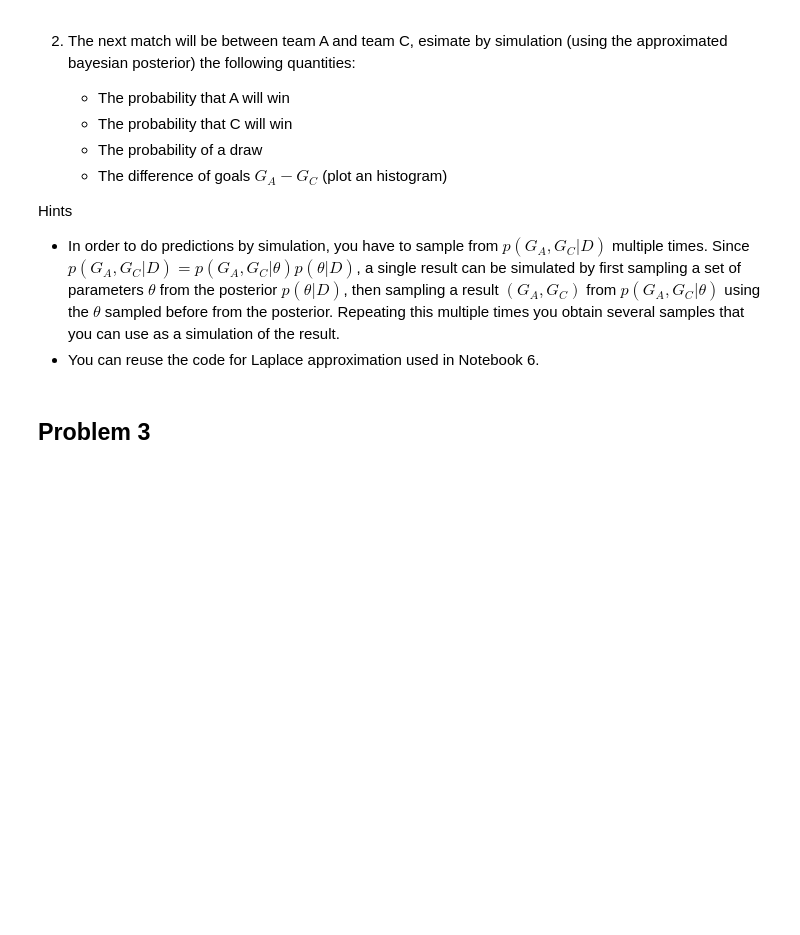
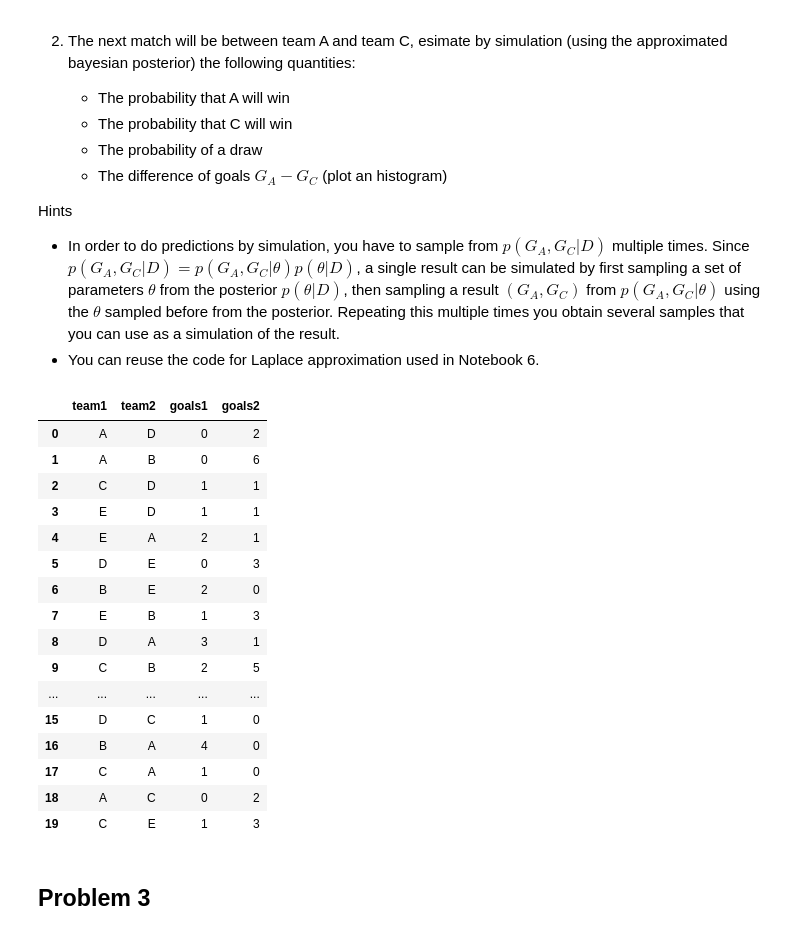
Before and after one commit to DavideScassola/PML2024, a Jupyter notebook: Homeworks/02_homework.ipynb, the cells around one changed output. Drawn from its saved outputs; the diff is of its cells as text; code cells hidden in the pictures; blank space fills up the shorter version.

```diff
--- a/Homeworks/02_homework.ipynb
+++ b/Homeworks/02_homework.ipynb
@@ -48,8 +48,27 @@ Hints
 # %%
 import pandas as pd
 
 CSV_PATH = 'https://raw.githubusercontent.com/DavideScassola/PML2024/main/datasets/matches.csv'
 results = pd.read_csv(CSV_PATH)
+results
+# %% [output]
+|  | team1 | team2 | goals1 | goals2 |
+| 0 | A | D | 0 | 2 |
+| 1 | A | B | 0 | 6 |
+| 2 | C | D | 1 | 1 |
+| 3 | E | D | 1 | 1 |
+| 4 | E | A | 2 | 1 |
+| 5 | D | E | 0 | 3 |
+| 6 | B | E | 2 | 0 |
+| 7 | E | B | 1 | 3 |
+| 8 | D | A | 3 | 1 |
+| 9 | C | B | 2 | 5 |
+| ... | ... | ... | ... | ... |
+| 15 | D | C | 1 | 0 |
+| 16 | B | A | 4 | 0 |
+| 17 | C | A | 1 | 0 |
+| 18 | A | C | 0 | 2 |
+| 19 | C | E | 1 | 3 |
 # %% [markdown]
 ## Problem 3
 # %% [markdown]
```
